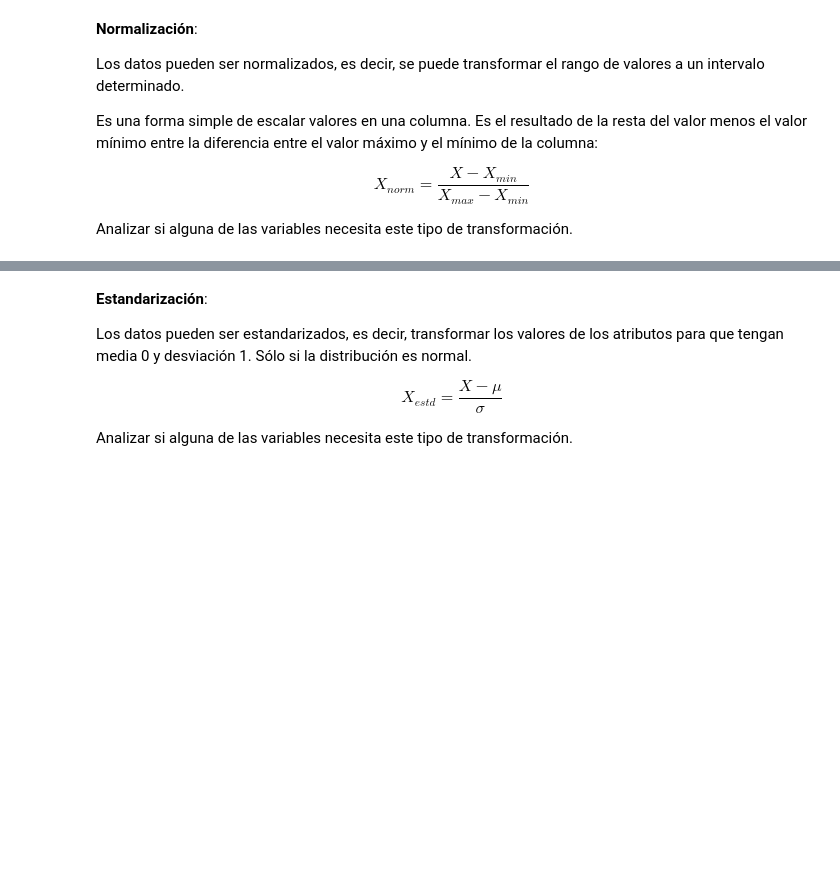
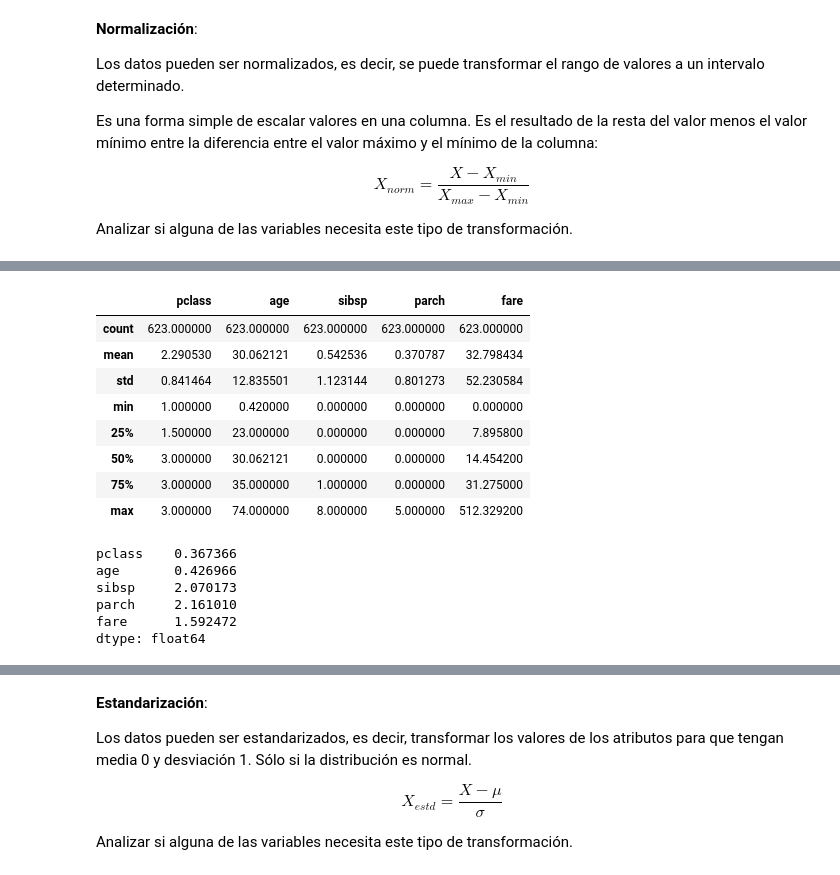
Before and after one commit to duvan1026/Titanic_Big_Data, a Jupyter notebook: ABD_CastroBautistaDuvanDario.ipynb, the cells around one changed output, grey strips where cells are left out. Drawn from its saved outputs; the diff is of its cells as text; code cells hidden in the pictures; blank space fills up the shorter version.

```diff
--- a/ABD_CastroBautistaDuvanDario.ipynb
+++ b/ABD_CastroBautistaDuvanDario.ipynb
@@ -1394,0 +1405,26 @@ Analizar si alguna de las variables necesita este tipo de transformación.
+# %%
+# Verificación valores del conjunto de datos
+X_train_imp.isnull().sum()
+X_train_imp.describe()
+# %% [output]
+|  | pclass | age | sibsp | parch | fare |
+| count | 623.000000 | 623.000000 | 623.000000 | 623.000000 | 623.000000 |
+| mean | 2.290530 | 30.062121 | 0.542536 | 0.370787 | 32.798434 |
+| std | 0.841464 | 12.835501 | 1.123144 | 0.801273 | 52.230584 |
+| min | 1.000000 | 0.420000 | 0.000000 | 0.000000 | 0.000000 |
+| 25% | 1.500000 | 23.000000 | 0.000000 | 0.000000 | 7.895800 |
+| 50% | 3.000000 | 30.062121 | 0.000000 | 0.000000 | 14.454200 |
+| 75% | 3.000000 | 35.000000 | 1.000000 | 0.000000 | 31.275000 |
+| max | 3.000000 | 74.000000 | 8.000000 | 5.000000 | 512.329200 |
+# %%
+# Coeficiente de variación en código
+cv = X_train_imp[['pclass','age','sibsp','parch','fare']].std() / \
+     X_train_imp[['pclass','age','sibsp','parch','fare']].mean()
+cv
+# %% [output]
+pclass    0.367366
+age       0.426966
+sibsp     2.070173
+parch     2.161010
+fare      1.592472
+dtype: float64
```
Also changed, not shown: parts of 12 cells of this notebook.
